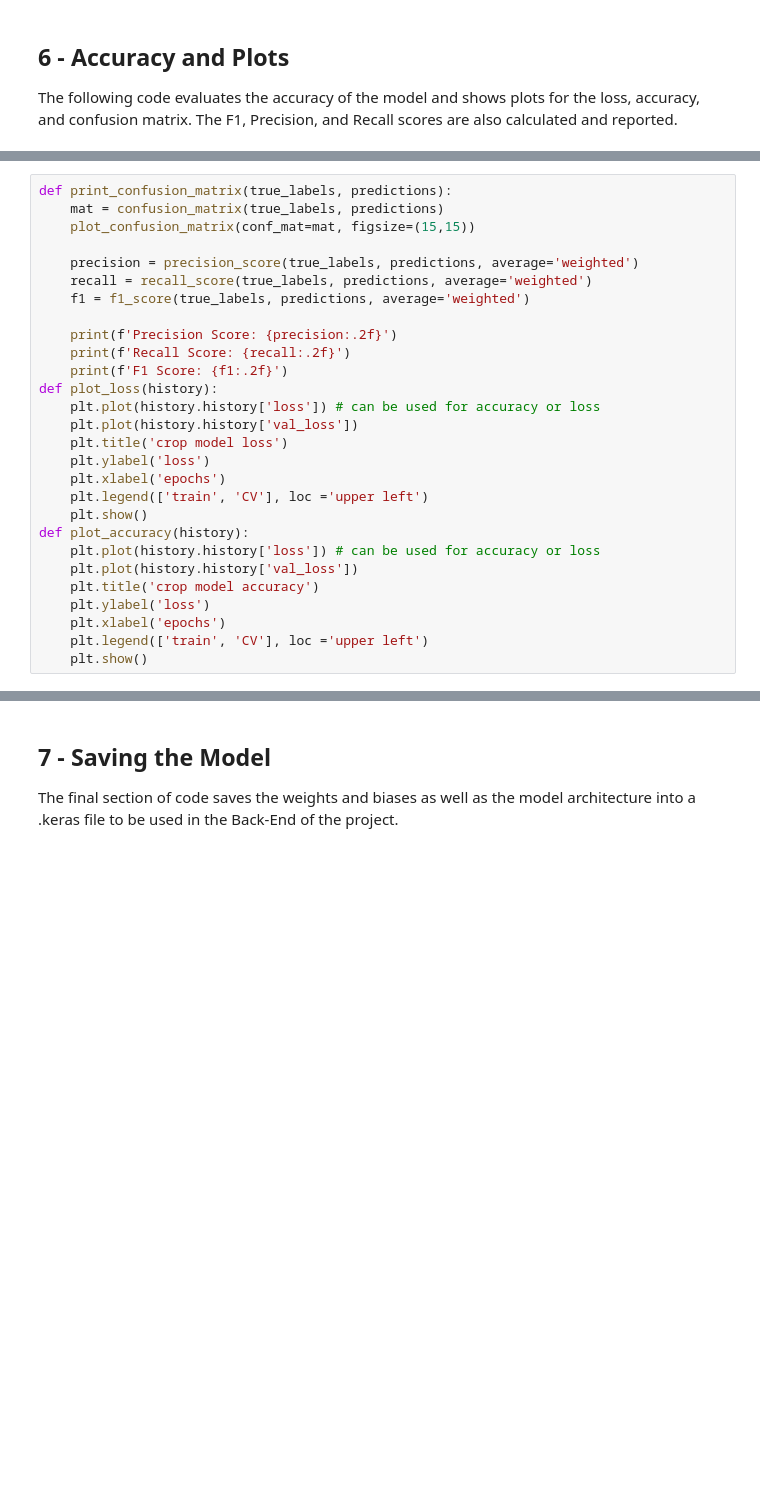
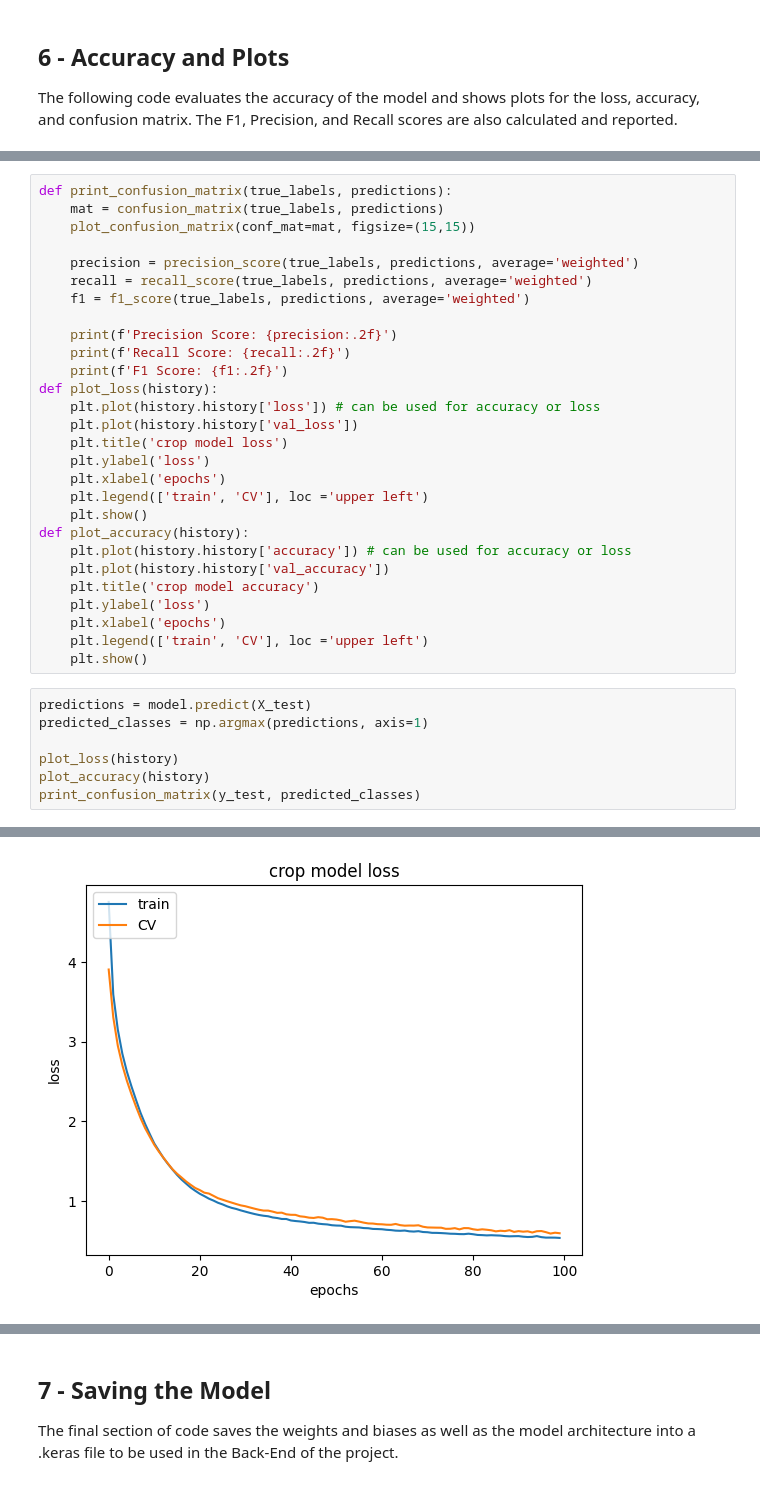
Before and after one commit to alextaylor04/TigerHacks-2024-Agriculture, a Jupyter notebook: Neural Network ML Models/recommendation_nn.ipynb, the cells around one changed output, grey strips where cells are left out. Cells and saved outputs as stored; diff of their text form; blank space fills up the shorter version.

```diff
--- a/Neural Network ML Models/recommendation_nn.ipynb
+++ b/Neural Network ML Models/recommendation_nn.ipynb
@@ -152,10 +150,18 @@ def plot_loss(history):
     plt.legend(['train', 'CV'], loc ='upper left')
     plt.show()
 def plot_accuracy(history):
-    plt.plot(history.history['loss']) # can be used for accuracy or loss
-    plt.plot(history.history['val_loss'])
+    plt.plot(history.history['accuracy']) # can be used for accuracy or loss
+    plt.plot(history.history['val_accuracy'])
     plt.title('crop model accuracy')
     plt.ylabel('loss')
     plt.xlabel('epochs')
     plt.legend(['train', 'CV'], loc ='upper left')
     plt.show()
+# %%
+predictions = model.predict(X_test)
+predicted_classes = np.argmax(predictions, axis=1)
+
+plot_loss(history)
+plot_accuracy(history)
+print_confusion_matrix(y_test, predicted_classes)
+# %% [output]
@@ -161,0 +169 @@ def plot_accuracy(history):
+[figure, added]
```
Also changed, not shown: parts of 4 cells of this notebook, 1 other file.
